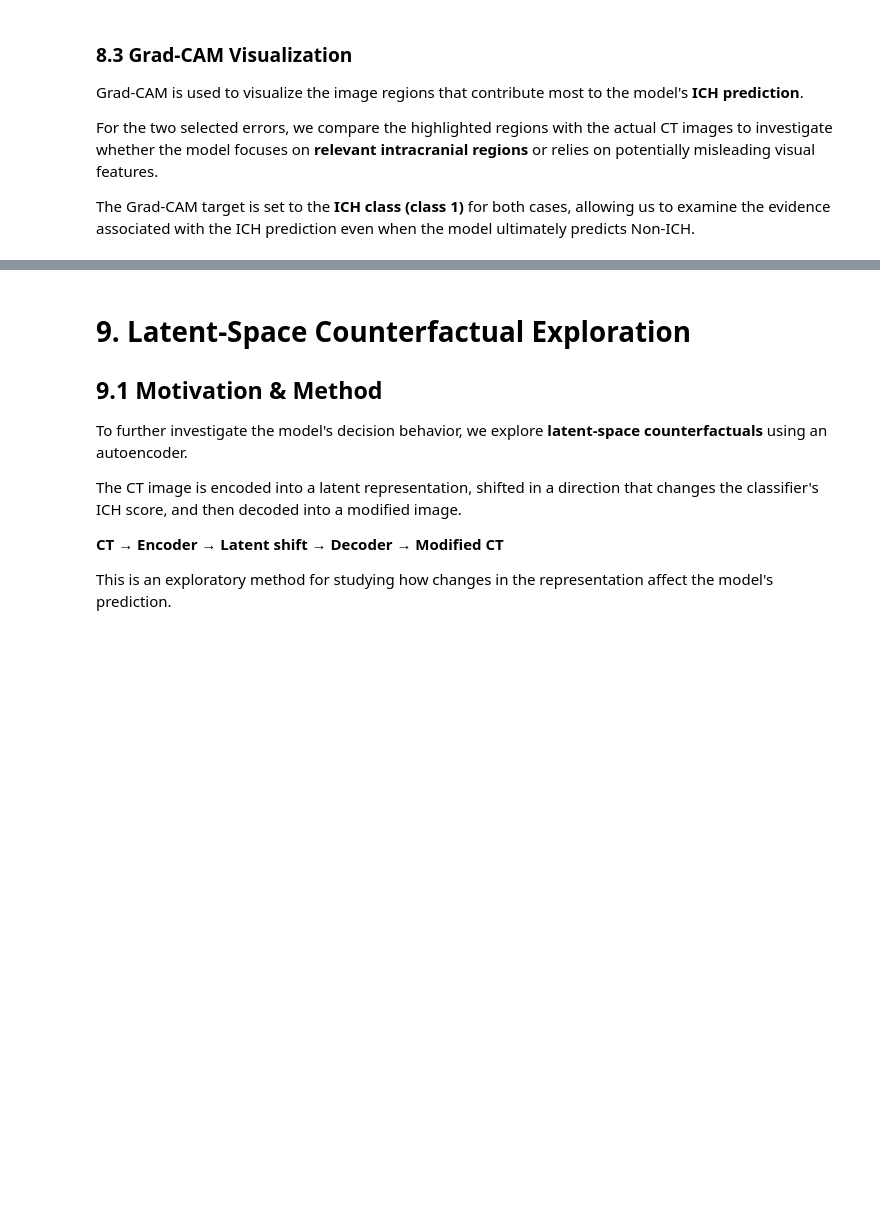
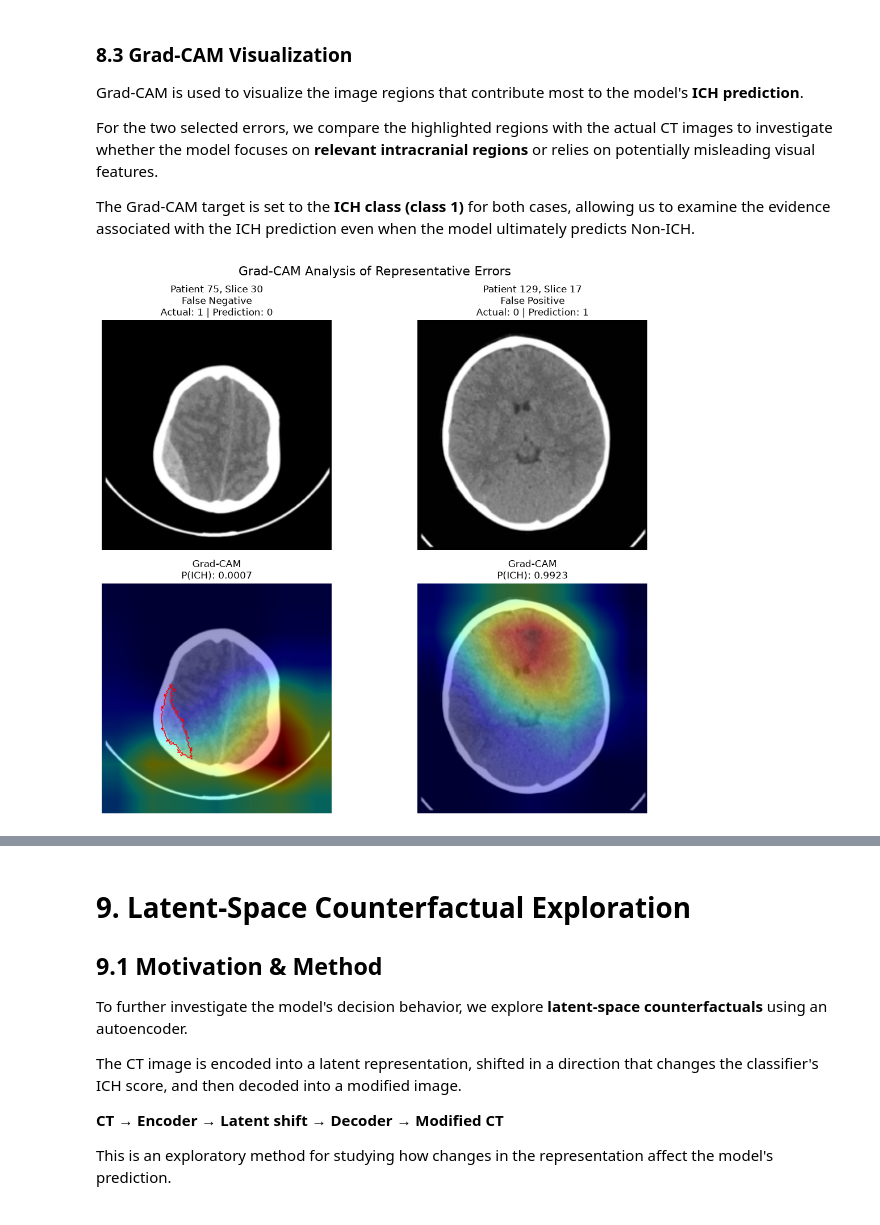
Before and after one commit to MeriemAfafHaddou/explainable-ai-ct-imaging, a Jupyter notebook: brain_ct_xai.ipynb, the cells around one changed output, grey strips where cells are left out. Saved outputs shown, nothing was run; the diff lists cells and outputs as text; code cells hidden in the pictures; blank space fills up the shorter version.

Commit message:
Add error analysis and Grad-CAM explainability with representative false positive and false negative cases

```diff
--- a/brain_ct_xai.ipynb
+++ b/brain_ct_xai.ipynb
@@ -1885,15 +1900,14 @@ import torch.nn.functional as F
 from PIL import Image
 
 fig, axes = plt.subplots(
-    1,
+    2,
     len(selected_samples),
-    figsize=(6 * len(selected_samples), 6),
+    figsize=(6 * len(selected_samples), 10),
 )
 
 if len(selected_samples) == 1:
-    axes = [axes]
+    axes = axes.reshape(2, 1)
 
-# ImageNet normalization
 mean = 0.485
 std = 0.229
 
@@ -1905,11 +1919,7 @@ for i, sample in enumerate(selected_samples):
     prediction = int(mc_results["predictions"][i])
     probability = mc_results["probabilities"][i].item()
 
-    # Image
-
     image = images[i].unsqueeze(0).to(device)
-
-    # Grad-CAM
 
     cam, output = grad_cam.generate(
         image=image,
@@ -1925,31 +1935,31 @@ for i, sample in enumerate(selected_samples):
 
     cam_resized = cam_resized.squeeze().detach().cpu().numpy()
 
-    # Undo ImageNet normalization
-
     image_np = images[i][0].detach().cpu().numpy()
     image_np = image_np * std + mean
     image_np = image_np.clip(0, 1)
 
-    # Plot original CT
-
-    axes[i].imshow(
+    axes[0, i].imshow(
         image_np,
         cmap="gray",
     )
 
-    # Grad-CAM overlay
+    axes[0, i].axis("off")
 
-    axes[i].imshow(
+    axes[1, i].imshow(
+        image_np,
+        cmap="gray",
+    )
+
+    axes[1, i].imshow(
         cam_resized,
         cmap="jet",
         alpha=0.4,
     )
 
-    # False negative: add ICH segmentation
-
     if actual == 1 and prediction == 0:
         patient_folder = f"{patient_id:03d}"
+
         mask_path = (
             Path(DATA_DIR)
             / "Patients_CT"
@@ -1962,41 +1972,44 @@ for i, sample in enumerate(selected_samples):
             mask = Image.open(mask_path).convert("L")
             mask = np.array(mask)
 
-            # Resize segmentation to model input size
             mask = Image.fromarray(mask).resize(
                 (224, 224),
                 Image.NEAREST,
             )
 
             mask = np.array(mask)
-
-            # Binary mask
             mask_binary = mask > 0
 
-            # Draw segmentation as contour
-            axes[i].contour(
+            axes[1, i].contour(
                 mask_binary,
                 levels=[0.5],
                 colors="red",
                 linewidths=1,
             )
 
         else:
             print(f"Segmentation not found: {mask_path}")
 
-    axes[i].axis("off")
+    axes[1, i].axis("off")
 
-    axes[i].set_title(
-        f"Patient {patient_id}, Slice {slice_id}\n"
-        f"Actual: {actual} | Prediction: {prediction}\n"
-        f"P(ICH): {probability:.4f}"
+    error_type = (
+        "False Negative" if actual == 1 and prediction == 0 else "False Positive"
     )
 
+    axes[0, i].set_title(
+        f"Patient {patient_id}, Slice {slice_id}\n"
+        f"{error_type}\n"
+        f"Actual: {actual} | Prediction: {prediction}"
+    )
+
+    axes[1, i].set_title(f"Grad-CAM\nP(ICH): {probability:.4f}")
 
 fig.suptitle(
-    "Grad-CAM and ICH Segmentation for False Negatives",
+    "Grad-CAM Analysis of Representative Errors",
     fontsize=16,
 )
 
 plt.tight_layout()
 plt.show()
+# %% [output]
+[figure, added]
```
Also changed, not shown: parts of 5 cells of this notebook.
